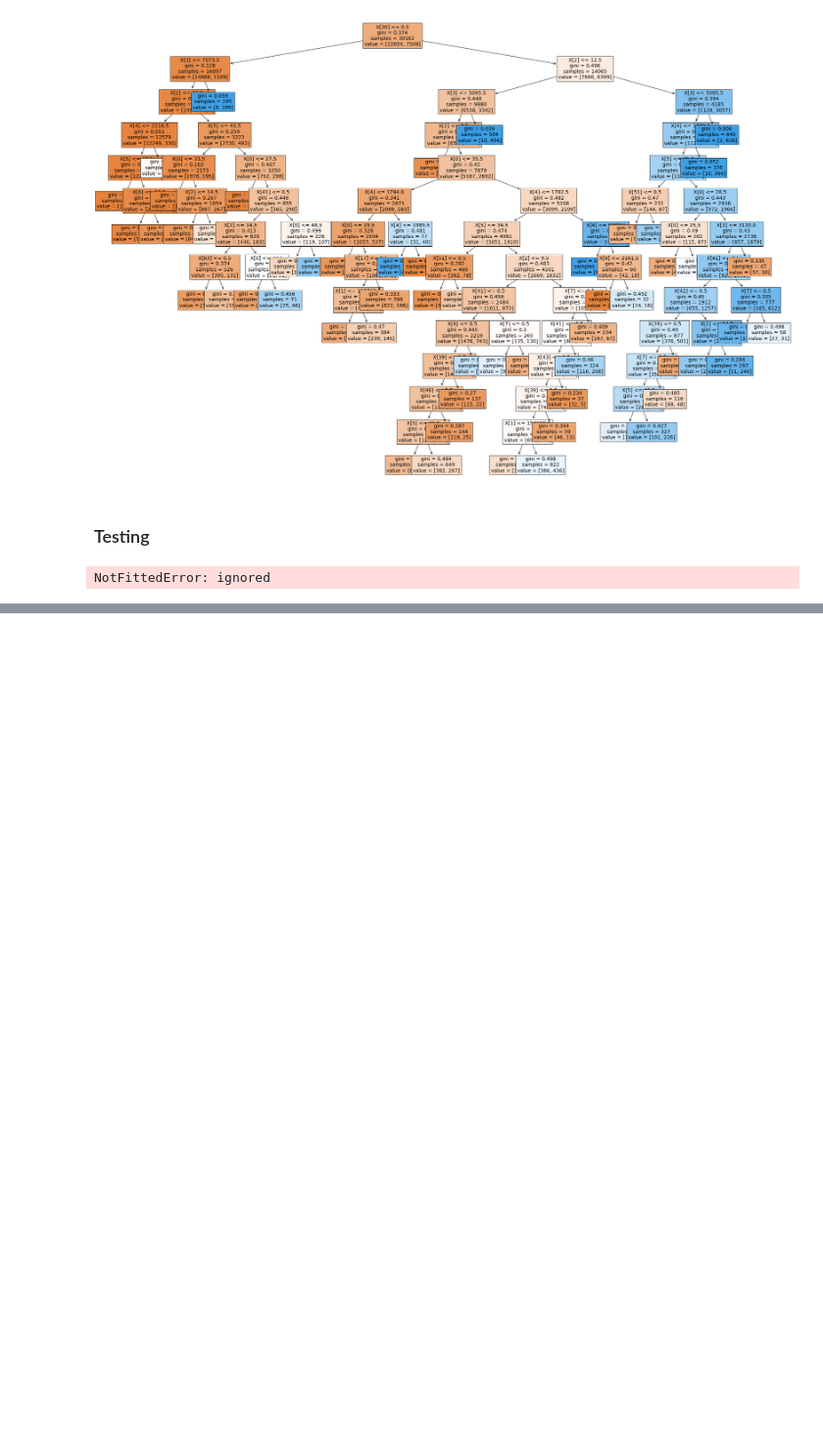
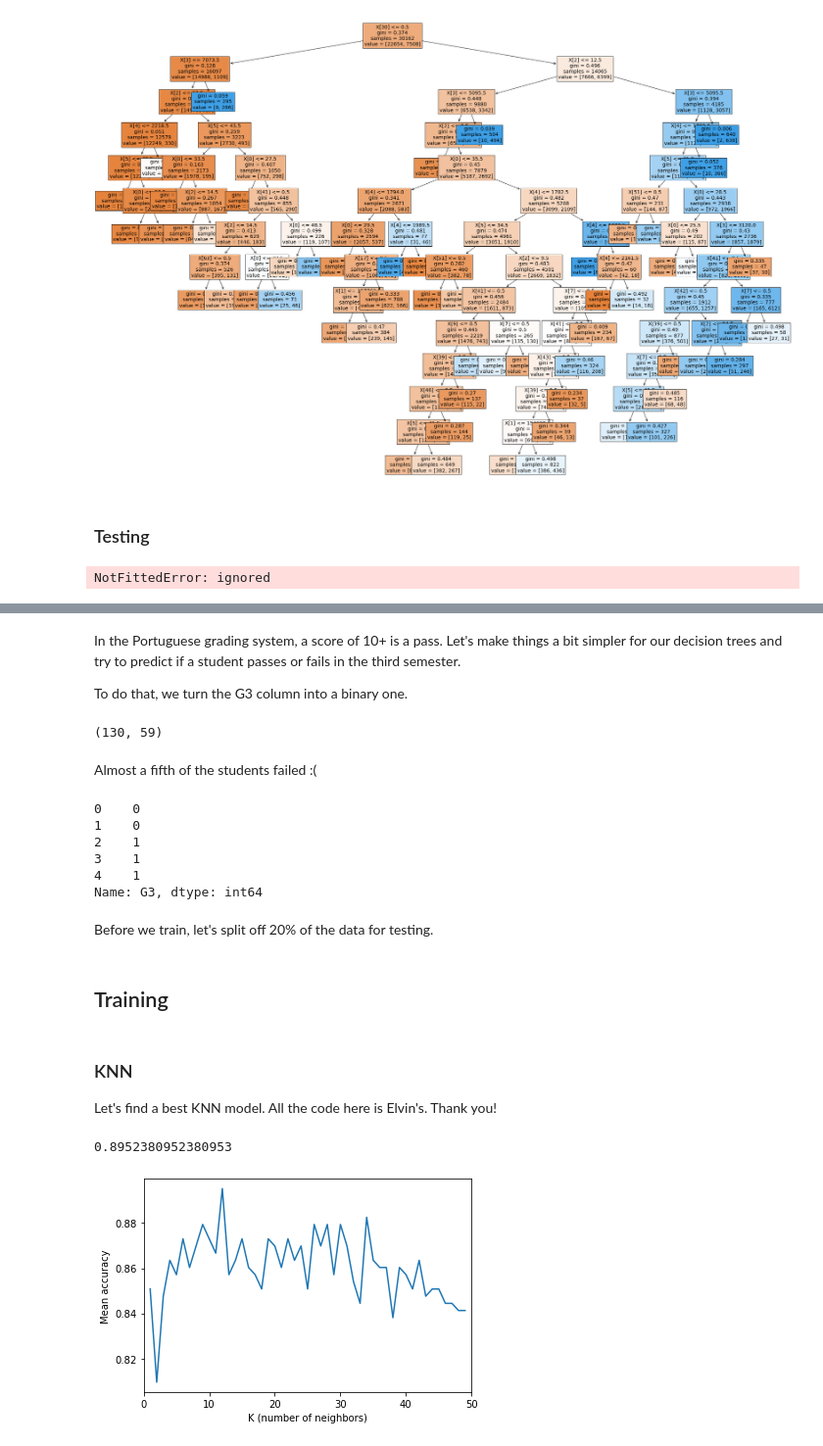
Before and after one commit to elvinzh/AMLP1, a Jupyter notebook: project1.ipynb, the cells around one changed output, grey strips where cells are left out. Shown at 98% size. Drawn from its saved outputs; the diff is of its cells as text; code cells hidden in the pictures; blank space fills up the shorter version.

Commit message:
merge 2 files into 1

```diff
--- a/project1.ipynb
+++ b/project1.ipynb
@@ -310,0 +344,12 @@ NotFittedError: ignored
+# %%
+#split df into categorical and numerical features
+cat_df = df.select_dtypes(include='object')
+num_df = df.select_dtypes(include='int64')
+
+onehot_df = pd.DataFrame.copy(df)
+
+for feature in cat_df.columns:
+    onehot_cols = pd.get_dummies(df[feature], prefix=feature)
+
+    onehot_df = onehot_df.drop(columns=feature)
+    onehot_df = pd.concat([onehot_df, onehot_cols], axis=1)
@@ -310,0 +366,64 @@ NotFittedError: ignored
+# %% [markdown]
+In the Portuguese grading system, a score of 10+ is a pass. Let's make things a bit simpler for our decision trees and try to predict if a student passes or fails in the third semester.
+
+To do that, we turn the G3 column into a binary one.
+# %%
+#But first, make sure our classes are sufficiently populated
+onehot_df.loc[onehot_df.G3 < 10].shape
+# %% [output]
+(130, 59)
+# %% [markdown]
+Almost a fifth of the students failed :(
+# %%
+onehot_df.loc[onehot_df.G3 < 10, 'G3'] = 0
+onehot_df.loc[onehot_df.G3 >= 10, 'G3'] = 1
+
+onehot_df.G3.head()
+# %% [output]
+0    0
+1    0
+2    1
+3    1
+4    1
+Name: G3, dtype: int64
+# %% [markdown]
+Before we train, let's split off 20% of the data for testing.
+# %%
+X_train, X_test, y_train, y_test = train_test_split(onehot_df.drop(columns='G3'), onehot_df.G3, test_size=0.2, random_state=42)
+# %% [markdown]
+## Training
+# %% [markdown]
+### KNN
+
+Let's find a best KNN model. All the code here is Elvin's. Thank you!
+# %%
+k_values = np.arange(1, 50)
+
+best_acc = 0
+accuracy = np.zeros(50)
+
+from sklearn.model_selection import cross_val_score
+
+for n_neighbors in k_values:
+    knn_model = KNeighborsClassifier(n_neighbors=n_neighbors)
+
+    #find the best 5-fold cross validation score accuracy
+    acc = cross_validation(knn_model, X_train, y_train)
+    accuracy[n_neighbors] = acc
+    if acc > best_acc:
+        best_K = n_neighbors
+        best_acc = acc
+        best_knn = knn_model
+# %%
+best_acc
+# %% [output]
+0.8952380952380953
+# %%
+plt.plot(k_values, accuracy[1:])
+plt.xlim(0,50)
+#plt.ylim(0.7,0.8)
+plt.ylabel('Mean accuracy')
+plt.xlabel('K (number of neighbors)')
+plt.show()
+# %% [output]
+[figure, added]
```
Also changed, not shown: parts of 42 cells of this notebook, 1 other file.
